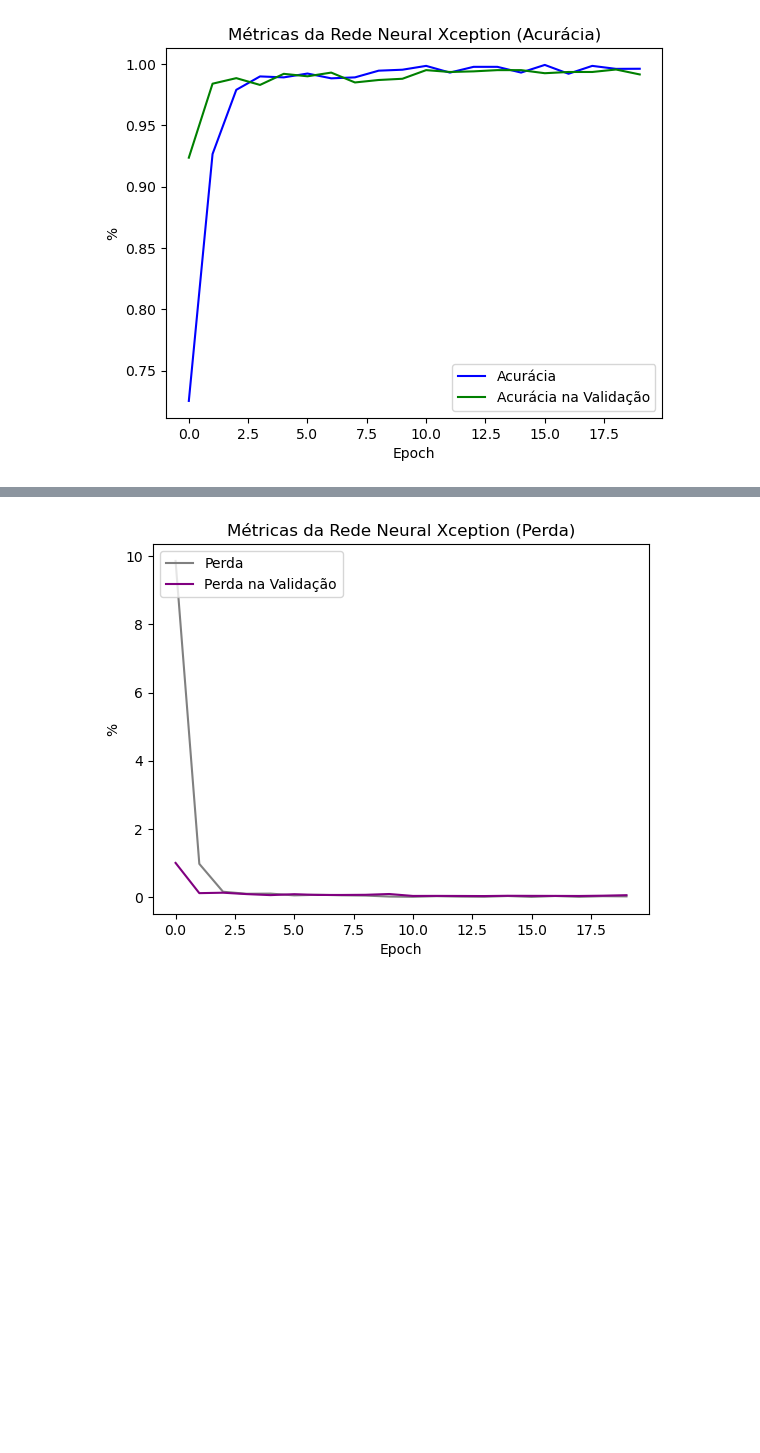
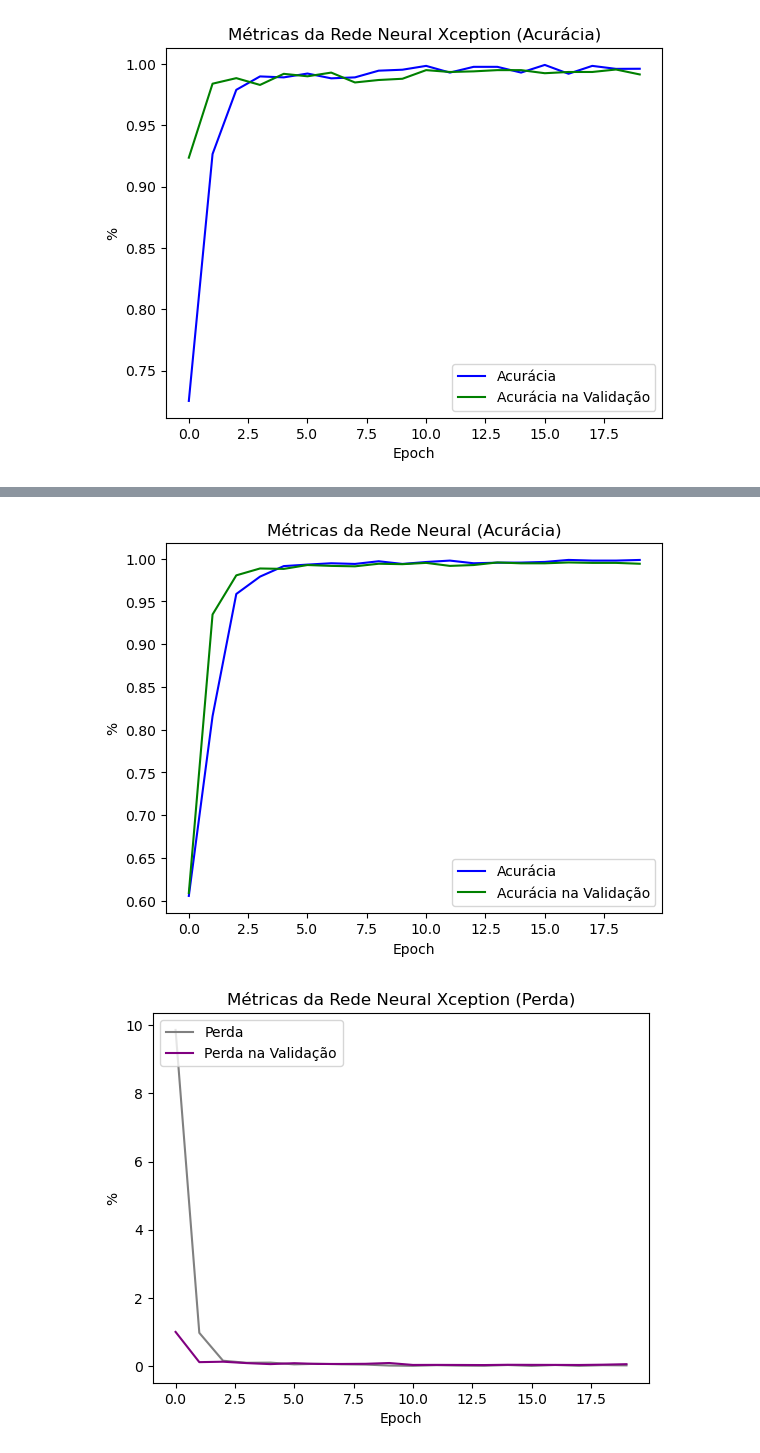
Before and after one commit to d-t-n/quality-inspection-ai-cv-deep-learning, a Jupyter notebook: Model-General-QC-portu-Integrated.ipynb, the cells around one changed output, grey strips where cells are left out. Saved outputs shown, nothing was run; the diff lists cells and outputs as text; code cells hidden in the pictures; blank space fills up the shorter version.

```diff
--- a/Model-General-QC-portu-Integrated.ipynb
+++ b/Model-General-QC-portu-Integrated.ipynb
@@ -547,11 +624,13 @@ plt.show()
 # %%
-plt.plot(historym2.history['accuracy'], color='blue', label='Acurácia'')
+plt.plot(historym2.history['accuracy'], color='blue', label='Acurácia')
 plt.plot(historym2.history['val_accuracy'], color='green', label='Acurácia na Validação')
 plt.title('Métricas da Rede Neural (Acurácia)')
 plt.ylabel('%')
 plt.xlabel('Epoch')
 plt.legend(loc="lower right")
 plt.show()
+# %% [output]
+[figure, added]
 # %%
 plt.plot(historyx.history['loss'], color='grey', label='Perda')
 plt.plot(historyx.history['val_loss'], color='purple', label='Perda na Validação')
```
Also changed, not shown: parts of 21 cells of this notebook.
